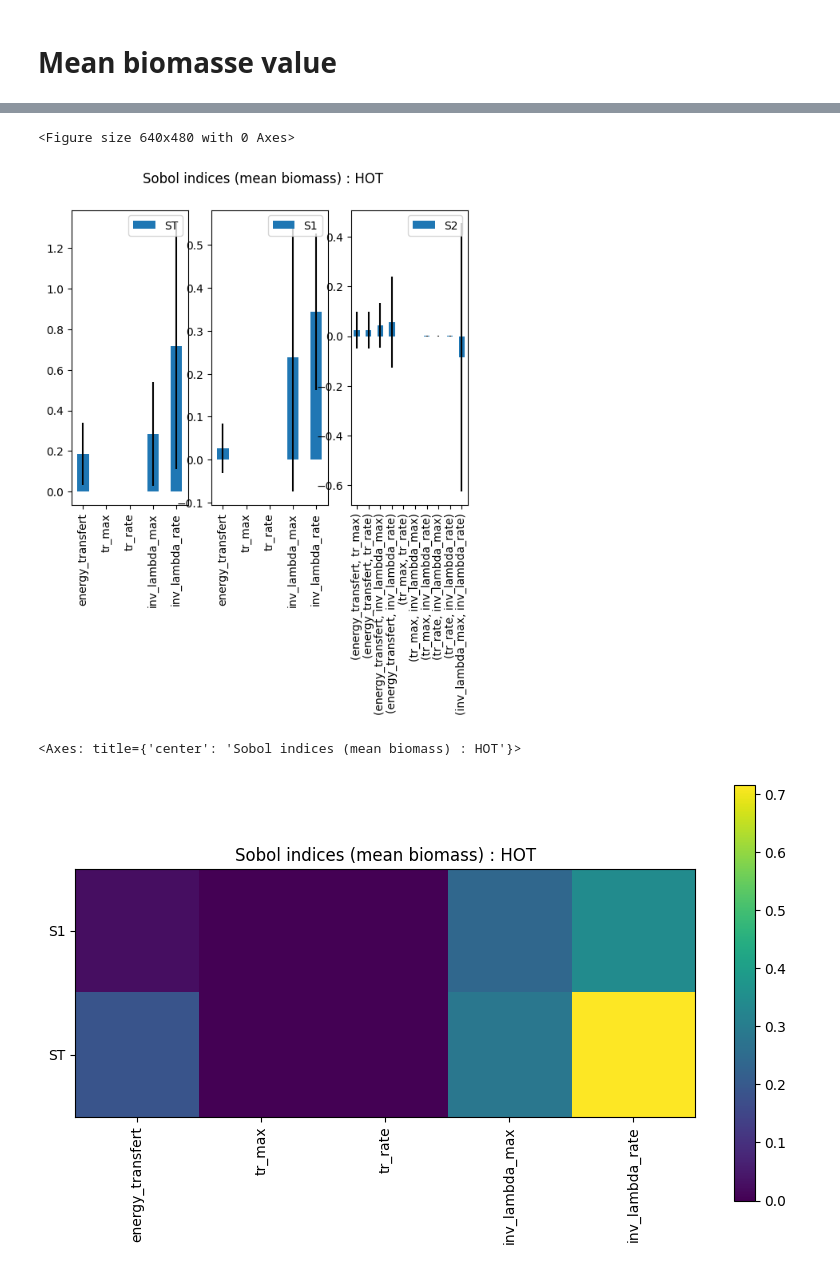
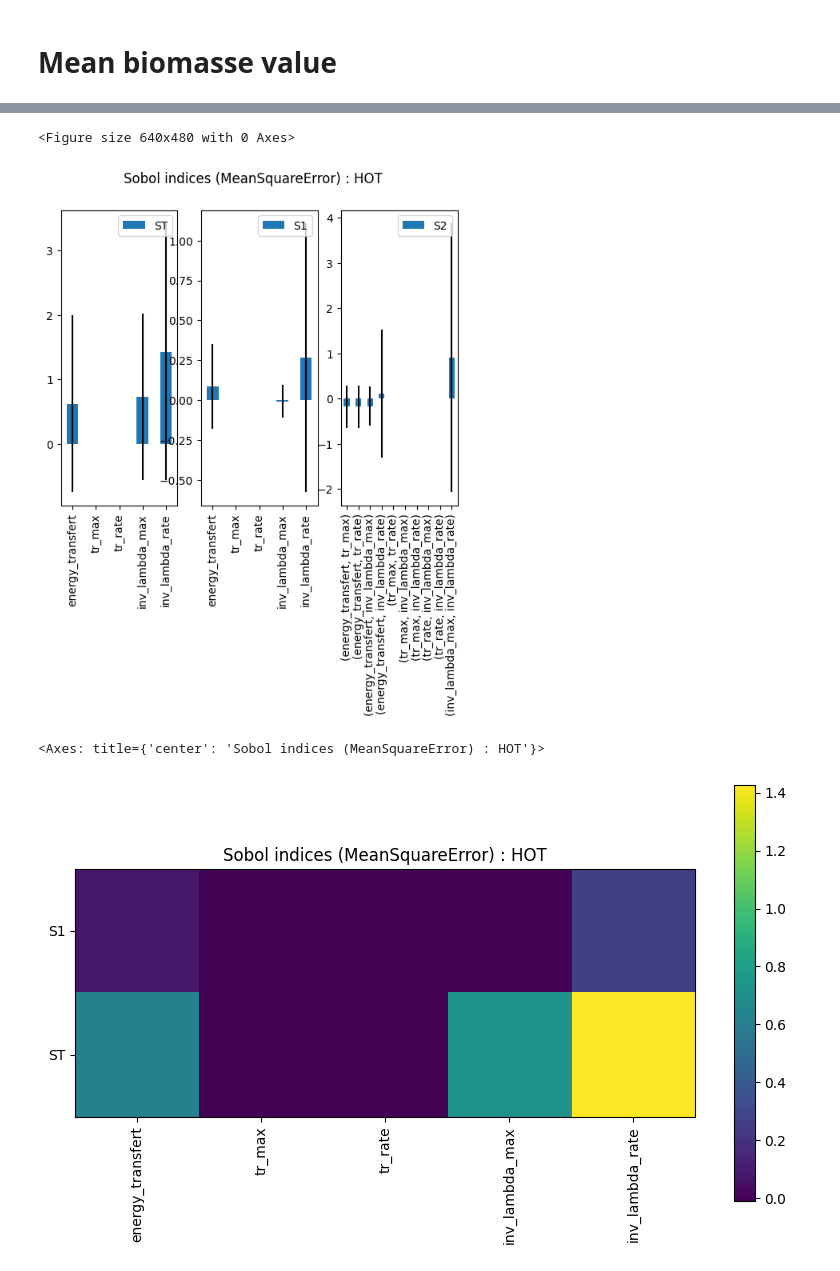
Before and after one commit to Ash12H/Seapopym-optimization, a Jupyter notebook: notebooks/2_Sensibility/mean_square_error/notransport_zooplankton_HOT.ipynb, the cells around one changed output, grey strips where cells are left out. Drawn from its saved outputs; the diff is of its cells as text; code cells hidden in the pictures.

```diff
--- a/notebooks/2_Sensibility/mean_square_error/notransport_zooplankton_HOT.ipynb
+++ b/notebooks/2_Sensibility/mean_square_error/notransport_zooplankton_HOT.ipynb
@@ -90,14 +124,17 @@ def zoo_model_factory(
         ]
     )
 
-    parameters = NoTransportParameters(functional_groups_parameters=f_groups, forcing_parameters=forcing_parameter)
+    parameters = NoTransportParameters(
+        functional_groups_parameters=f_groups,
+        forcing_parameters=forcing_parameter,
+    )
     return NoTransportModel(configuration=NoTransportConfiguration(parameters))
 # %%
-def wrapper_zoo_model(x: np.ndarray, indices="mean"):
+def wrapper_zoo_model(x: np.ndarray):
     energy_transfert, tr_max, tr_rate, inv_lambda_max, inv_lambda_rate = x.T
 
     # Then call the original model
-    param = zoo_model_factory(
+    model = zoo_model_factory(
         forcing_parameter=forcing_parameter,
         energy_transfert=energy_transfert,
         tr_max=tr_max,
@@ -105,11 +142,8 @@ def wrapper_zoo_model(x: np.ndarray, indices="mean"):
         inv_lambda_max=inv_lambda_max,
         inv_lambda_rate=inv_lambda_rate,
     )
-    param.run()
-    biomass_forcing = param.export_biomass()
-    if indices == "mean":
-        return float(biomass_forcing.mean())
-    if indices == "var":
-        return float(biomass_forcing.var())
-    raise ValueError("indices must be mean or var")
+    model.run()
+    biomass_pred = model.export_biomass().pint.quantify().pint.to("mg / meter ** 2").pint.dequantify()
+    biomass_pred = biomass_pred[0, :, 0, 0].rename("prediction")
+    return float(((twin_observation - biomass_pred) ** 2).mean())
 # %%
@@ -129,10 +163,10 @@ sp = ProblemSpec(
         "groups": None,
         "bounds": [
             [0, 1],
-            [0, 50],
-            [-0.3, 0],
-            [0, 300],
-            [0, 0.3],
+            [0, 100],
+            [-1, 0],
+            [0, 1000],
+            [0, 1],
         ],
         "outputs": ["Y"],
     }
@@ -143,7 +177,7 @@ sp = ProblemSpec(
 param_values = sp.sample_sobol(SAMPLE_NUMBER)
 Y = np.zeros([param_values.samples.shape[0]])
 for i, X in enumerate(param_values.samples):
-    Y[i] = wrapper_zoo_model(X, indices="mean")
+    Y[i] = wrapper_zoo_model(X)
 
 # Provide the results to the interface
 sp.set_results(Y)
@@ -163,13 +194,13 @@ array([<Axes: >, <Axes: >, <Axes: >], dtype=object)
 # %%
 plt.figure()
 ax = sp.plot()
-plt.suptitle("Sobol indices (mean biomass) : HOT")
+plt.suptitle("Sobol indices (MeanSquareError) : HOT")
 plt.show()
 # %% [output]
 <Figure size 640x480 with 0 Axes>
-[figure, old version]
+[figure, new version]
 # %%
-sp.heatmap(title="Sobol indices (mean biomass) : HOT")
+sp.heatmap(title="Sobol indices (MeanSquareError) : HOT")
 # %% [output]
-<Axes: title={'center': 'Sobol indices (mean biomass) : HOT'}>
+<Axes: title={'center': 'Sobol indices (MeanSquareError) : HOT'}>
-[figure, old version]
+[figure, new version]
```
Also changed, not shown: parts of 8 cells of this notebook.
